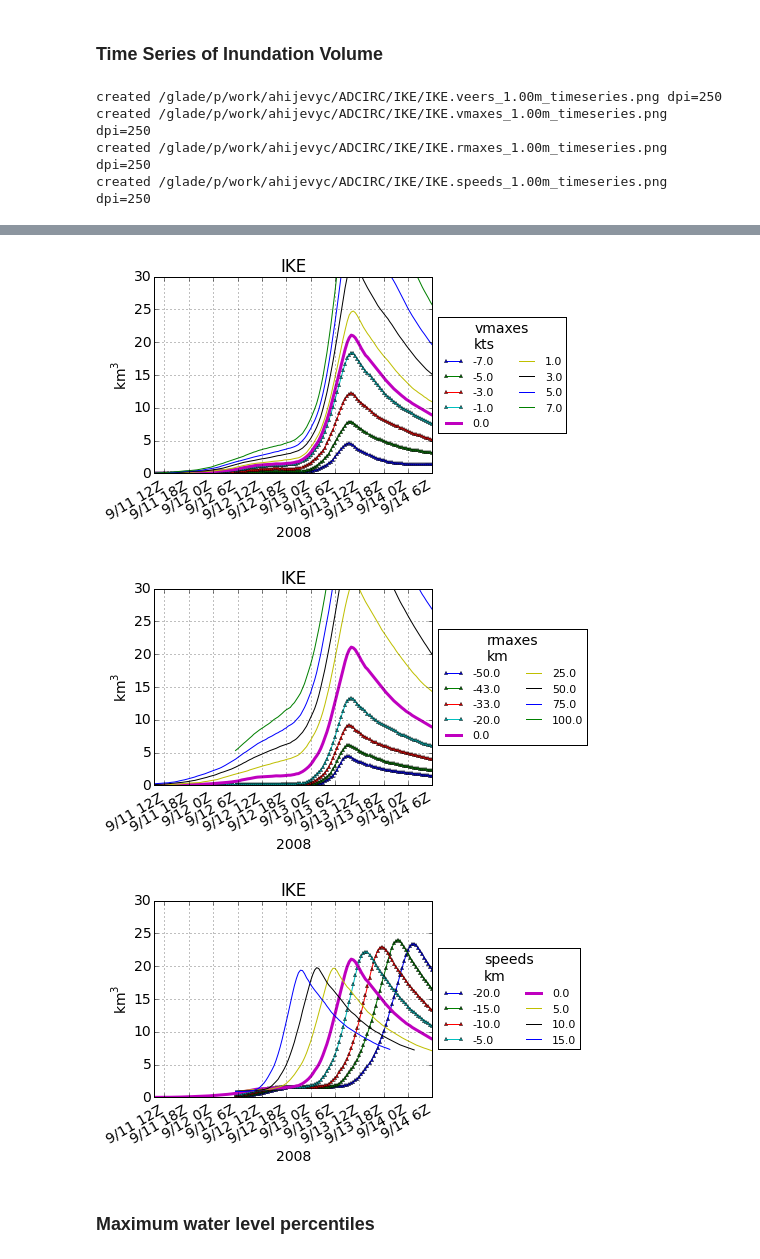
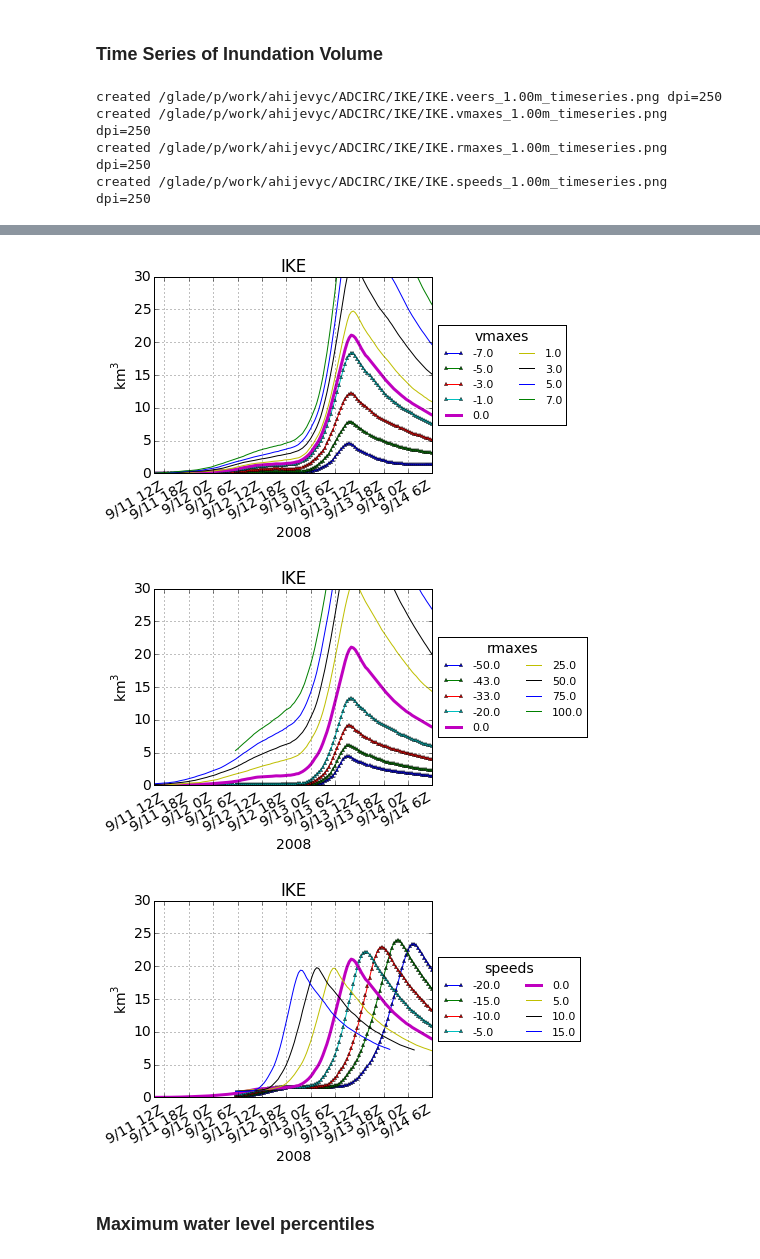
Before and after one commit to ahijevyc/ADCIRC, a Jupyter notebook: ADCIRC.ipynb, the cells around one changed output, grey strips where cells are left out. Saved outputs shown, nothing was run; the diff lists cells and outputs as text; code cells hidden in the pictures.

```diff
--- a/ADCIRC.ipynb
+++ b/ADCIRC.ipynb
@@ -50,7 +50,7 @@ def get_xticks(perturbation):
         if 'CHAR' in stormname:
             # From https://docs.google.com/a/ucar.edu/spreadsheets/d/1gKj72PWl8g_0QAOCMZawT2c8QRfDa1DreanUWU4DC74/edit?usp=sharing
             pert = [-4.5, -3.5, -2.5, -1.5, -0.5, 0, 0.5, 1.5, 2.5, 3.5, 4.5]
-            dist = [ 134,  122,  102,   62,   32, 0,  15,  63, 153, 289, 343]
+            dist = [-134, -122, -102,  -62,  -32, 0,  15,  63, 153, 289, 343]
 
 
     if perturbation.name == 'speeds':
@@ -59,8 +59,8 @@ def get_xticks(perturbation):
             pert,dist = zip(*[(-20,-401),(-15,-273),(-10,-173),(-5,-61),(0.,0.),(5,43),(10,130),(15,248)])
         if 'CHAR' in stormname:
             # From https://docs.google.com/a/ucar.edu/spreadsheets/d/1gKj72PWl8g_0QAOCMZawT2c8QRfDa1DreanUWU4DC74/edit?usp=sharing
-            pert = [-15, -12.5, -10, -7.5,  -5, -2.5, 0, 2.5,   5, 7.5,  10,  15]
-            dist = [378,  329,  260,  177, 116,   35, 0,  94, 163, 220, 275, 348] # km
+            pert = [ -15, -12.5,  -10, -7.5,   -5, -2.5, 0, 2.5,   5, 7.5,  10,  15]
+            dist = [-378,  -329, -260, -177, -116,  -35, 0,  94, 163, 220, 275, 348] # km
 
 
     if perturbation.name == 'vmaxes':
@@ -590,7 +590,7 @@ for perturbation in [veers, vmaxes, rmaxes, speeds]:
     plt.xlabel(perturbation.time[0][0].strftime("%Y"))
 
     # put legend to the right of the current axis
-    plt.legend(loc='center left', bbox_to_anchor=(1,0.5), title=perturbation.name+"\n"+perturbation.units, ncol=2, fontsize=11)
+    plt.legend(loc='center left', bbox_to_anchor=(1,0.5), title=perturbation.name, ncol=2, fontsize=11)
     status = mysavfig(perturbation.storm.basedir+perturbation.storm.name+'.'+perturbation.name+'_'+perturbation.Ithresh+'_timeseries.png',dpi=250)
 # %% [output]
 created /glade/p/work/ahijevyc/ADCIRC/IKE/IKE.veers_1.00m_timeseries.png dpi=250
@@ -601,6 +601,6 @@ created /glade/p/work/ahijevyc/ADCIRC/IKE/IKE.speeds_1.00m_timeseries.png dpi=25
-[figure, old version]
+[figure, new version]
-[figure, old version]
+[figure, new version]
-[figure, old version]
+[figure, new version]
 # %% [markdown]
 ### Maximum water level percentiles
 # %%
```
Also changed, not shown: parts of 9 cells of this notebook.
